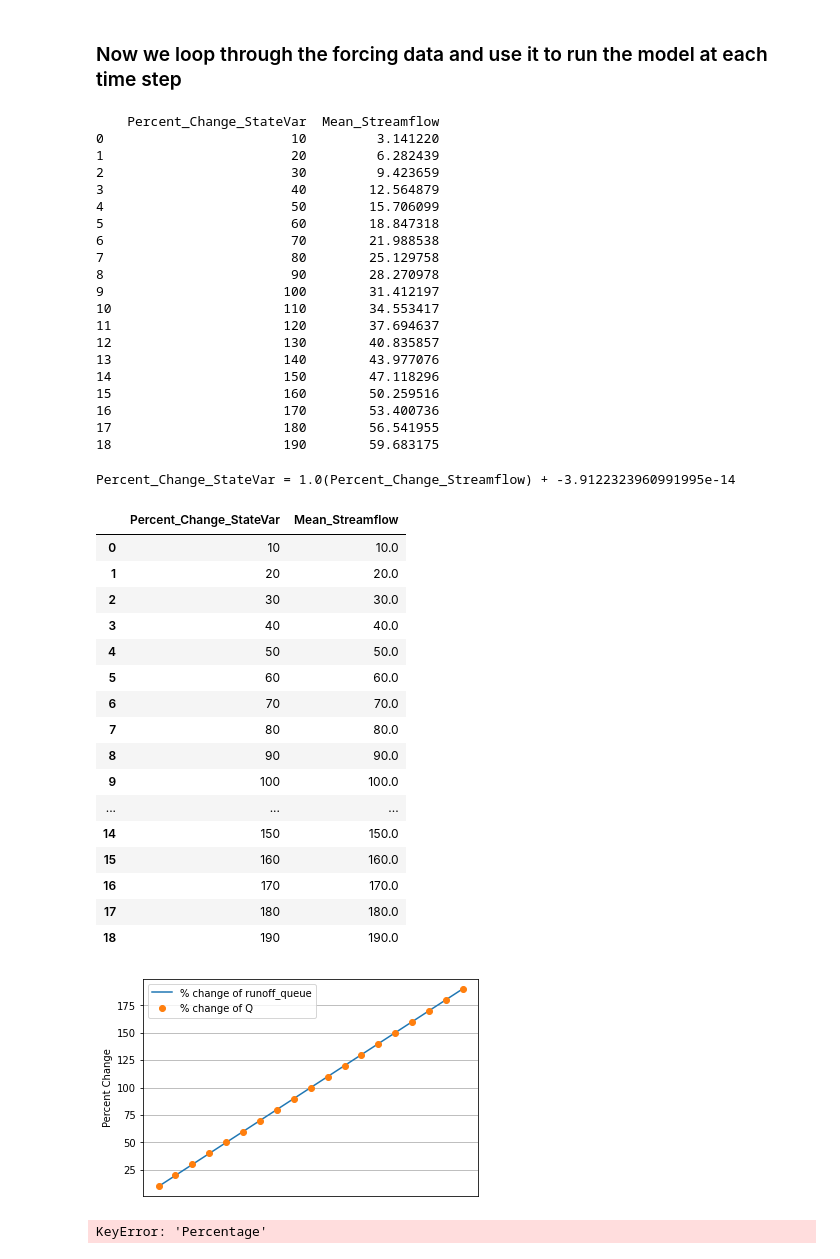
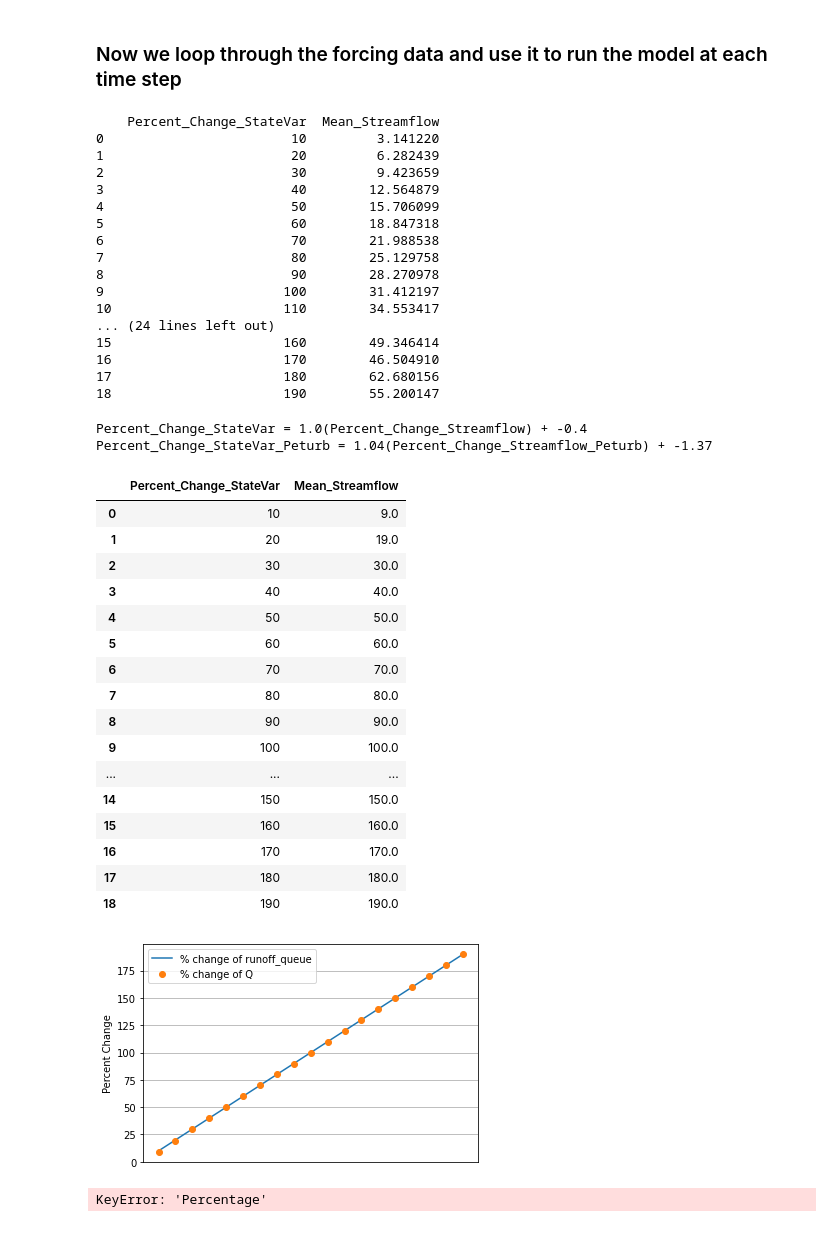
Before and after one commit to zbutler33/NextGen---The-Simulators-, a Jupyter notebook: Toy_Model/State_VarChanges.ipynb, the cells around one changed output. Cells and saved outputs as stored; diff of their text form; code cells hidden in the pictures.

Commit message:
Updating state var changes

```diff
--- a/Toy_Model/State_VarChanges.ipynb
+++ b/Toy_Model/State_VarChanges.ipynb
@@ -69,6 +69,7 @@ print(cfe_output_lists)
 ### Now we loop through the forcing data and use it to run the model at each time step
 # %%
 cfe_list = []
+cfe_list_p = []
 
 percent_list = np.arange(10, 200, 10)
 percentList = percent_list.tolist() #to list for dataframe
@@ -76,7 +77,10 @@ percentList = percent_list.tolist() #to list for dataframe
 for percent in percent_list:
 
     percent=percent/100 #convert to percentage
-    cfe_instance.set_value('state_var_change_runoff', percent) #value of precip from forcing data in loop
+#     cfe_instance.set_value('state_var_change_runoff', percent) #value of precip from forcing data in loop
+#     cfe_peturbed.set_value('state_var_change_runoff', percent)
+    cfe_instance.set_value('state_var_change_soil', percent) #value of precip from forcing data in loop
+    cfe_peturbed.set_value('state_var_change_soil', percent)
     #soil is soil_reservoir_storage_deficit_m
     #runoff is the runoff_queue_m_per_timestep
     #
@@ -90,12 +94,25 @@ for percent in percent_list:
         cfe_instance.set_value('atmosphere_water__time_integral_of_precipitation_mass_flux', precip) #value of precip from forcing data in loop
         cfe_instance.update()
         outflow = cfe_instance.get_value('land_surface_water__runoff_depth')
-    cfe_list.append(np.mean(outflow))
+
+        # Run CFE Peturbed
+        cfe_peturbed.set_value('atmosphere_water__time_integral_of_precipitation_mass_flux', precip) #value of precip from forcing data in loop
+        cfe_peturbed.update()
+        outflow_peturb = cfe_peturbed.get_value('land_surface_water__runoff_depth_ens')
+
+        # Get mean and covariance for stats of ensemble runs for EnKF
+        outflow_peturb_mean = np.mean(outflow_peturb)
+
+    # Appen lists outside of for loop
+    cfe_list.append(np.mean(outflow)) #CFE State var changes
+    cfe_list_p.append(np.mean(outflow_peturb_mean)) #CFE Peturbed State Var changes
 
 df = pd.DataFrame({'Percent_Change_StateVar':percentList,'Mean_Streamflow':cfe_list})
-matrix = df.to_numpy() #convert to matirx
+df_p = pd.DataFrame({'Percent_Change_StateVar':percentList,'Mean_Streamflow':cfe_list_p})
+#matrix = df.to_numpy() #convert to matirx
 #print(matrix)
 print(df)
+print(df_p)
 # %% [output]
     Percent_Change_StateVar  Mean_Streamflow
 0                        10         3.141220
@@ -109,15 +126,13 @@ print(df)
 8                        90        28.270978
 9                       100        31.412197
 10                      110        34.553417
-11                      120        37.694637
-12                      130        40.835857
-13                      140        43.977076
-14                      150        47.118296
-15                      160        50.259516
-16                      170        53.400736
-17                      180        56.541955
-18                      190        59.683175
+... (24 lines left out)
+15                      160        49.346414
+16                      170        46.504910
+17                      180        62.680156
+18                      190        55.200147
 # %%
+## CFE State vars
 no_change = df.loc[df['Percent_Change_StateVar'] == 100]
 # # # # # no_change['Sum streamflow']
 Q_at_no_change=float(no_change['Mean_Streamflow'])
@@ -127,38 +142,56 @@ df['Mean_Streamflow']=100*df['Mean_Streamflow']//Q_at_no_change
 x = df.iloc[:,0]
 y = df.iloc[:,1]
 m, b = np.polyfit(x,y,1)
+m = round(m, 2)
+b = round(b, 2)
 
 print('Percent_Change_StateVar = %s(Percent_Change_Streamflow) + %s' %(m, b))
+
+## CFE Peturbed State vars
+no_change_p = df_p.loc[df_p['Percent_Change_StateVar'] == 100]
+# # # # # no_change['Sum streamflow']
+Q_at_no_change_p = float(no_change_p['Mean_Streamflow'])
+# # # # # float(Q_at_no_change)
+df_p['Mean_Streamflow']=100*df_p['Mean_Streamflow']//Q_at_no_change_p
+
+x2 = df_p.iloc[:,0]
+y2 = df_p.iloc[:,1]
+m2, b2 = np.polyfit(x2,y2,1)
+m2 = round(m2, 2)
+b2 = round(b2, 2)
+
+print('Percent_Change_StateVar_Peturb = %s(Percent_Change_Streamflow_Peturb) + %s' %(m2, b2))
 
 # # # #df['Sum streamflow'][100]
 # # # # df['Sum streamflow']#/Q_at_no_change
 plt.plot(df['Percent_Change_StateVar'],label='% change of runoff_queue', color='tab:blue')
 plt.plot(df['Mean_Streamflow'], 'o', label='% change of Q', color = 'tab:orange')
 plt.xticks([])
 plt.ylabel('Percent Change')
 plt.legend(loc=2)
 plt.grid()
 df
 # %% [output]
-Percent_Change_StateVar = 1.0(Percent_Change_Streamflow) + -3.9122323960991995e-14
+Percent_Change_StateVar = 1.0(Percent_Change_Streamflow) + -0.4
+Percent_Change_StateVar_Peturb = 1.04(Percent_Change_Streamflow_Peturb) + -1.37
 |  | Percent_Change_StateVar | Mean_Streamflow |
-| 0 | 10 | 10.0 |
-| 1 | 20 | 20.0 |
+| 0 | 10 | 9.0 |
+| 1 | 20 | 19.0 |
 | 2 | 30 | 30.0 |
 | 3 | 40 | 40.0 |
 | 4 | 50 | 50.0 |
 | 5 | 60 | 60.0 |
 | 6 | 70 | 70.0 |
 | 7 | 80 | 80.0 |
 | 8 | 90 | 90.0 |
 | 9 | 100 | 100.0 |
 | ... | ... | ... |
 | 14 | 150 | 150.0 |
 | 15 | 160 | 160.0 |
 | 16 | 170 | 170.0 |
 | 17 | 180 | 180.0 |
 | 18 | 190 | 190.0 |
-[figure, old version]
+[figure, new version]
 # %%
 # Find mean streamflow to based changes on
 # df_mean = df['Sum_streamflow'].mean()
```
Also changed, not shown: parts of 3 cells of this notebook, 6 other files.
